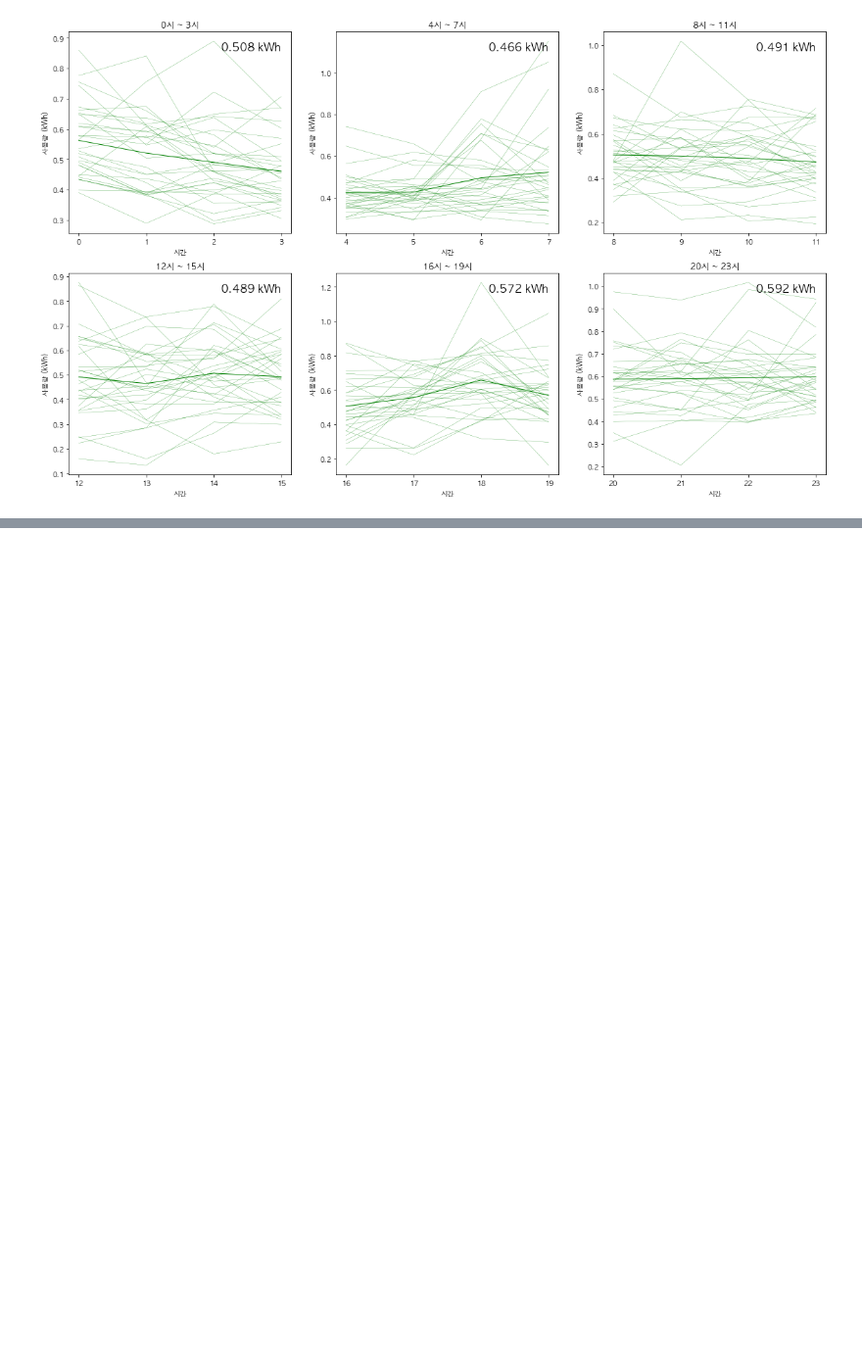
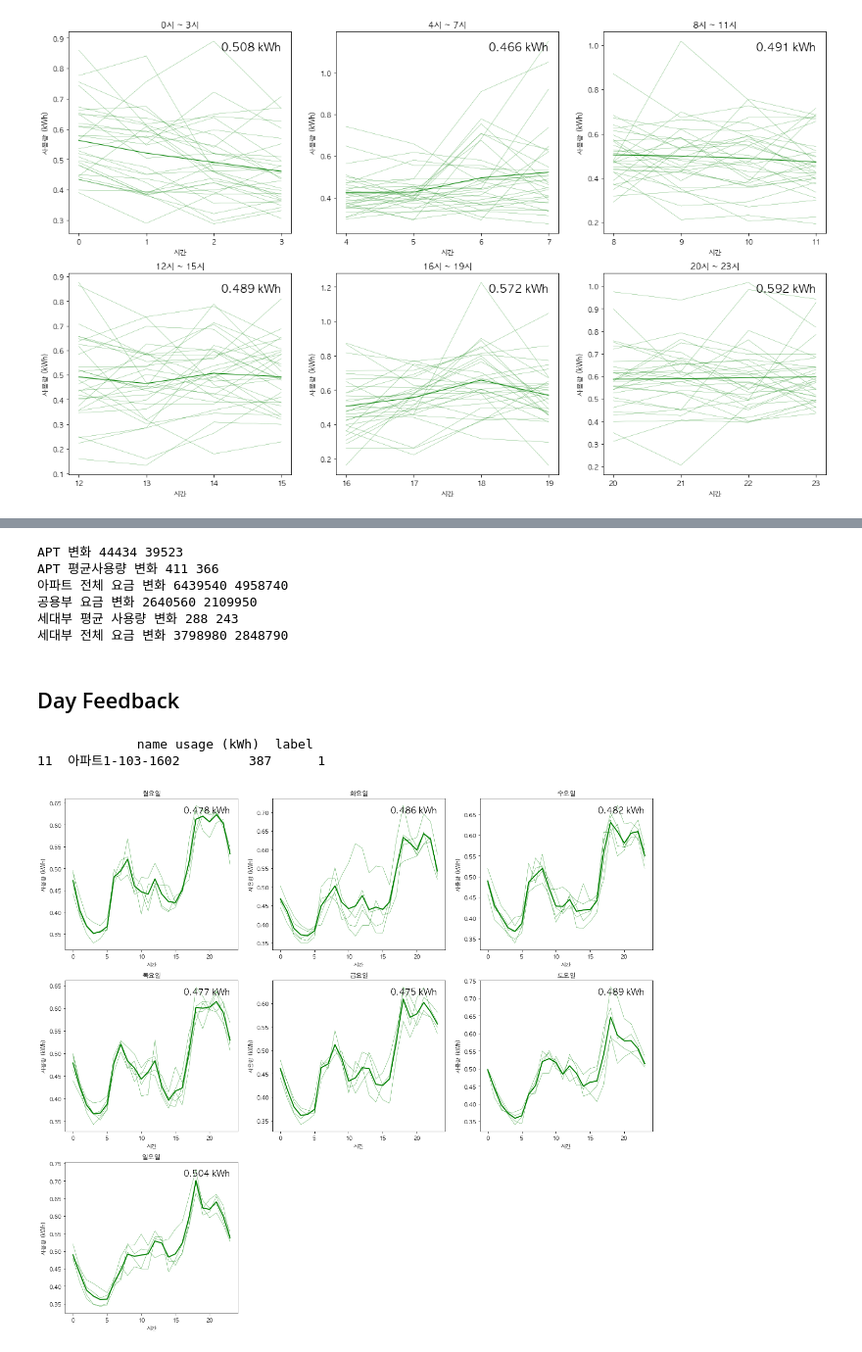
Before and after one commit to formegusto/distribution-public-fee, a Jupyter notebook: pt4.전기절약 피드백.ipynb, the cells around one changed output, grey strips where cells are left out. Shown at 98% size. Saved outputs shown, nothing was run; the diff lists cells and outputs as text; code cells hidden in the pictures; blank space fills up the shorter version.

Commit message:
update : day feedback init

```diff
--- a/pt4.전기절약 피드백.ipynb
+++ b/pt4.전기절약 피드백.ipynb
@@ -201,13 +204,3 @@ sv.group
 | 106 | 아파트1-103-1505 | 384 | 1 |
 | 107 | 아파트1-103-406 | 317 | 1 |
 108 rows × 3 columns
-# %%
-def feedback(name):
-    target_house = sv.group[sv.group['name'] == name]
-    print(target_house)
-    target_pattern = sv.datas[name].values
-    t_hg = sv.time_grouping(target_pattern, time_size)
-
-    return t_tg
-# %%
-t_tg = run("아파트1-103-1602")
@@ -216,0 +207,10 @@ t_tg = run("아파트1-103-1602")
+# %%
+def feedback(name):
+    target_house = sv.group[sv.group['name'] == name]
+    print(target_house)
+    target_pattern = sv.datas[name].values
+    t_tg = sv.time_grouping(target_pattern, time_size)
+
+    return t_tg
+# %%
+t_tg = feedback("아파트1-103-1602")
@@ -386,0 +390,20 @@ APT 평균사용량 변화 411 363
+# %%
+print("APT 변화", APT, feedback_APT)
+print("APT 평균사용량 변화", now_calc.apart.kwh, feedback_calc.apart.kwh)
+
+print("아파트 전체 요금 변화", now_calc.bill, feedback_calc.bill)
+print("공용부 요금 변화", now_calc.public_bill, feedback_calc.public_bill)
+
+
+print("세대부 평균 사용량 변화", round(sv.group['usage (kWh)'].mean()), round(sv.new_group['usage (kWh)'].mean()))
+print("세대부 전체 요금 변화", now_calc.bill - now_calc.public_bill,
+                     feedback_calc.bill - feedback_calc.public_bill)
+# %% [output]
+APT 변화 44434 39523
+APT 평균사용량 변화 411 366
+아파트 전체 요금 변화 6439540 4958740
+공용부 요금 변화 2640560 2109950
+세대부 평균 사용량 변화 288 243
+세대부 전체 요금 변화 3798980 2848790
+# %% [markdown]
+## Day Feedback
@@ -386,0 +420,30 @@ APT 평균사용량 변화 411 363
+# %%
+t_dg = day_feedback("아파트1-103-1602")
+# %% [output]
+             name usage (kWh)  label
+11  아파트1-103-1602         387      1
+# %%
+plt.figure(figsize=(20, 18))
+
+days = ['월', '화', '수', '목', '금', '토', '일']
+for idx, group in enumerate(sv.clusters_[1][0]):
+    mean_group = group.mean(axis=0)
+    day = days[idx]
+
+    ax = plt.subplot(3, 3, idx+1)
+
+    ax.plot(group.T, color='g', linewidth=0.4)
+    ax.plot(mean_group, color='g', linewidth=2)
+    ax.set_title("{}요일".format(day))
+    ax.text(0.95, 0.95,
+            "{} kWh".format(round(mean_group.mean() * 1000) / 1000),
+            fontsize=16,
+            ha="right",
+            va="top",
+            transform=ax.transAxes)
+    plt.xlabel("시간")
+    plt.ylabel("사용량 (kWh)")
+
+plt.show()
+# %% [output]
+[figure, added]
```
Also changed, not shown: parts of 47 cells of this notebook, 3 other files.
